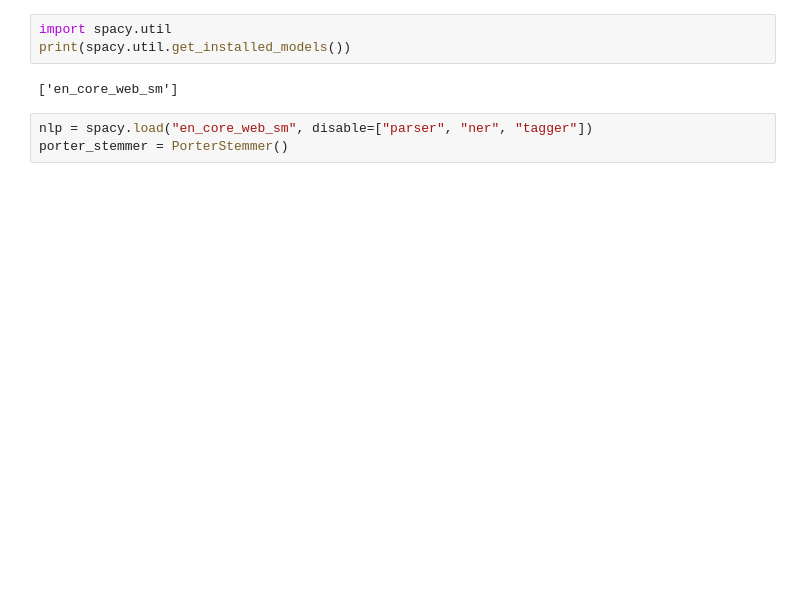
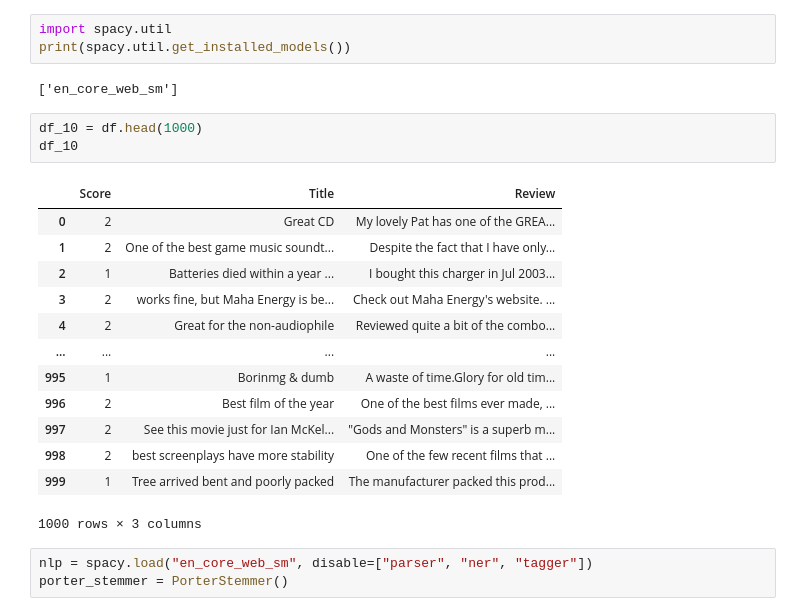
Before and after one commit to ecazar/ProyectoIB, a Jupyter notebook: sample.ipynb, the cells around one changed output. Saved outputs shown, nothing was run; the diff lists cells and outputs as text; blank space fills up the shorter version.

```diff
--- a/sample.ipynb
+++ b/sample.ipynb
@@ -42,6 +62,23 @@ import spacy.util
 print(spacy.util.get_installed_models())
 # %% [output]
 ['en_core_web_sm']
+# %%
+df_10 = df.head(1000)
+df_10
+# %% [output]
+|  | Score | Title | Review |
+| 0 | 2 | Great CD | My lovely Pat has one of the GREA... |
+| 1 | 2 | One of the best game music soundt... | Despite the fact that I have only... |
+| 2 | 1 | Batteries died within a year ... | I bought this charger in Jul 2003... |
+| 3 | 2 | works fine, but Maha Energy is be... | Check out Maha Energy's website. ... |
+| 4 | 2 | Great for the non-audiophile | Reviewed quite a bit of the combo... |
+| ... | ... | ... | ... |
+| 995 | 1 | Borinmg & dumb | A waste of time.Glory for old tim... |
+| 996 | 2 | Best film of the year | One of the best films ever made, ... |
+| 997 | 2 | See this movie just for Ian McKel... | "Gods and Monsters" is a superb m... |
+| 998 | 2 | best screenplays have more stability | One of the few recent films that ... |
+| 999 | 1 | Tree arrived bent and poorly packed | The manufacturer packed this prod... |
+1000 rows × 3 columns
 # %%
 nlp = spacy.load("en_core_web_sm", disable=["parser", "ner", "tagger"])
 porter_stemmer = PorterStemmer()
```
Also changed, not shown: parts of 11 cells of this notebook, 1 other file.
